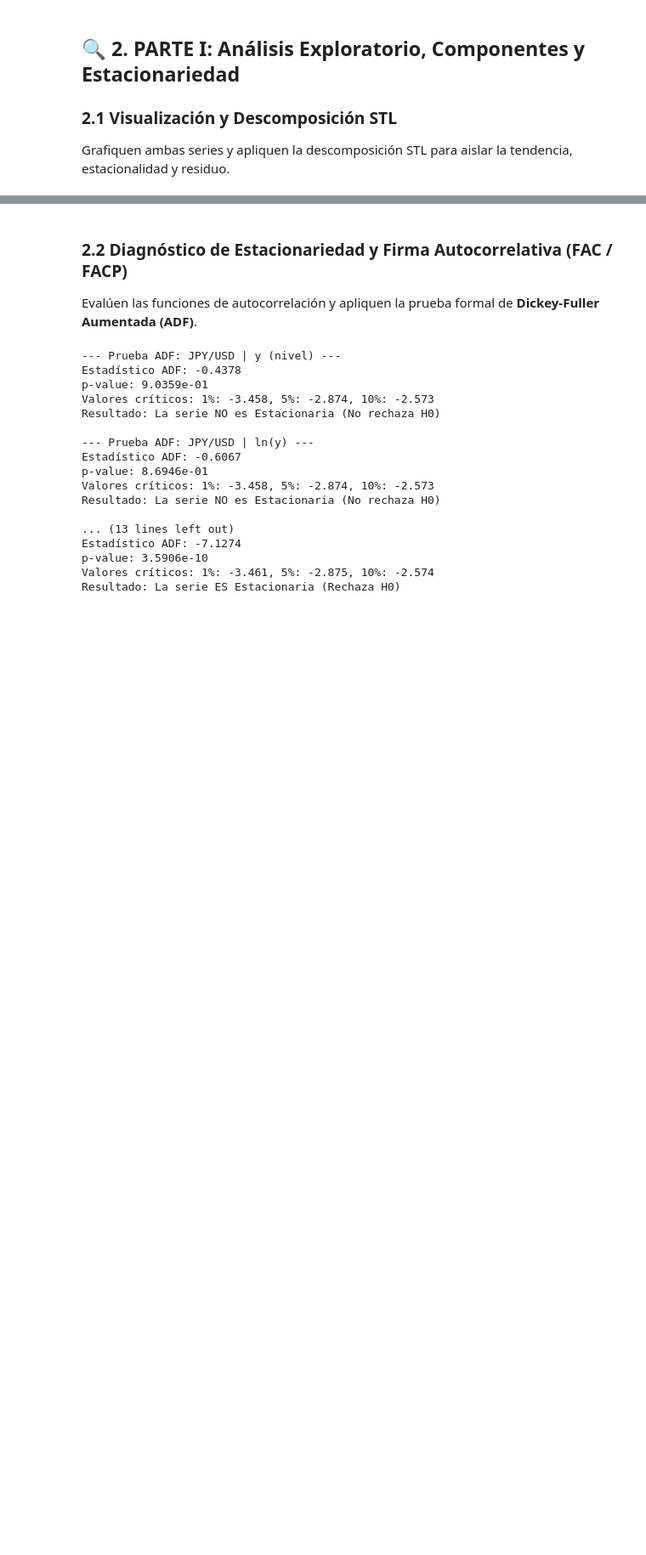
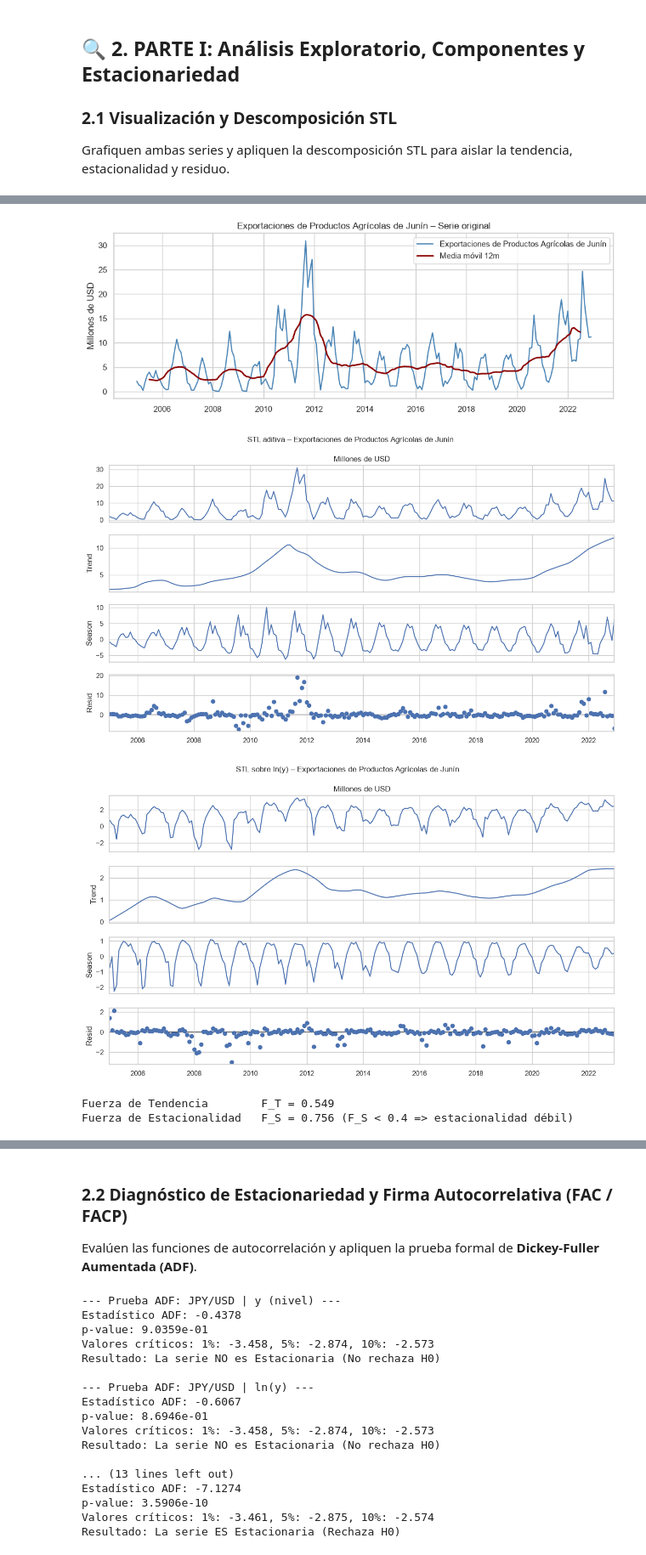
Before and after one commit to arosteguicp/TimeSeries1, a Jupyter notebook: Copia_de_Proyecto_de_Medio_Curso_Guía_de_Implementación (1).ipynb, the cells around one changed output, grey strips where cells are left out. Shown at 85% size. Saved outputs shown, nothing was run; the diff lists cells and outputs as text; code cells hidden in the pictures; blank space fills up the shorter version.

```diff
--- a/Copia_de_Proyecto_de_Medio_Curso_Guía_de_Implementación (1).ipynb
+++ b/Copia_de_Proyecto_de_Medio_Curso_Guía_de_Implementación (1).ipynb
@@ -108,0 +90,13 @@ Series cargadas exitosamente.
+# %%
+serie_A = pd.read_csv('exportaciones-agricolas-junin.csv', skiprows=2, header=None,
+                      names=['periodo', 'valor'], encoding='latin-1')
+# hay 0s, pero parece ser más por dato faltante que porque realmente no hubo nada de exportaciones
+serie_A.loc[serie_A['valor'] == 0, 'valor'] = 0.1
+# %%
+serie_A = pd.Series(pd.to_numeric(serie_A['valor'], errors='coerce').values,
+            index=serie_A['periodo'].map(parse_periodo), name='Millones de USD')
+serie_A.index = pd.DatetimeIndex(serie_A.index)
+serie_A = serie_A.sort_index().asfreq('MS')
+if serie_A.isna().any():                        # por si hay 'n.d.'
+    serie_A = serie_A.interpolate()
+serie_A.head()
@@ -171,0 +269,8 @@ Name: resid, dtype: float64
+# %%
+stl_A = analisis_exploratorio(serie_A, 'Exportaciones de Productos Agrícolas de Junín', unidad='Millones de USD')
+# %% [output]
+[figure, added]
+[figure, added]
+[figure, added]
+Fuerza de Tendencia        F_T = 0.549
+Fuerza de Estacionalidad   F_S = 0.756 (F_S < 0.4 => estacionalidad débil)
```
Also changed, not shown: parts of 27 cells of this notebook, 1 other file.
